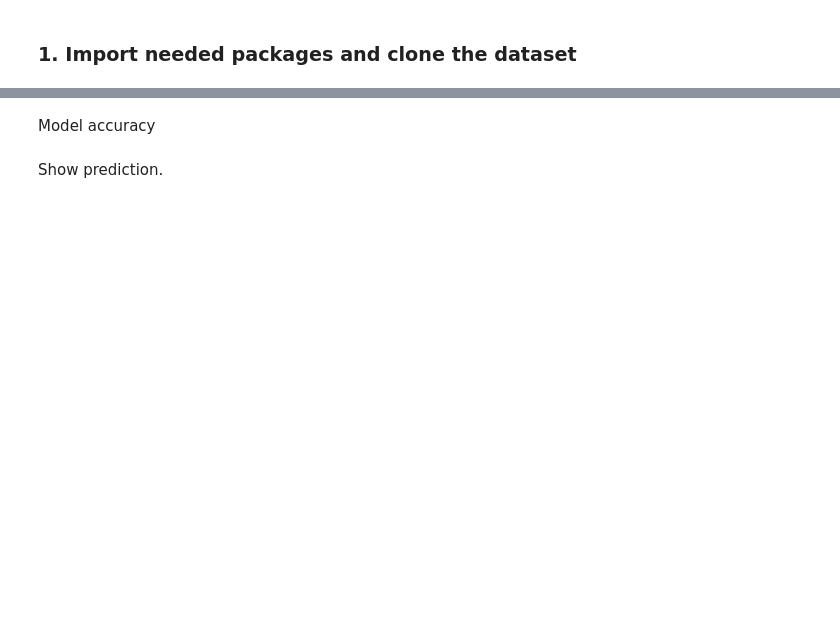
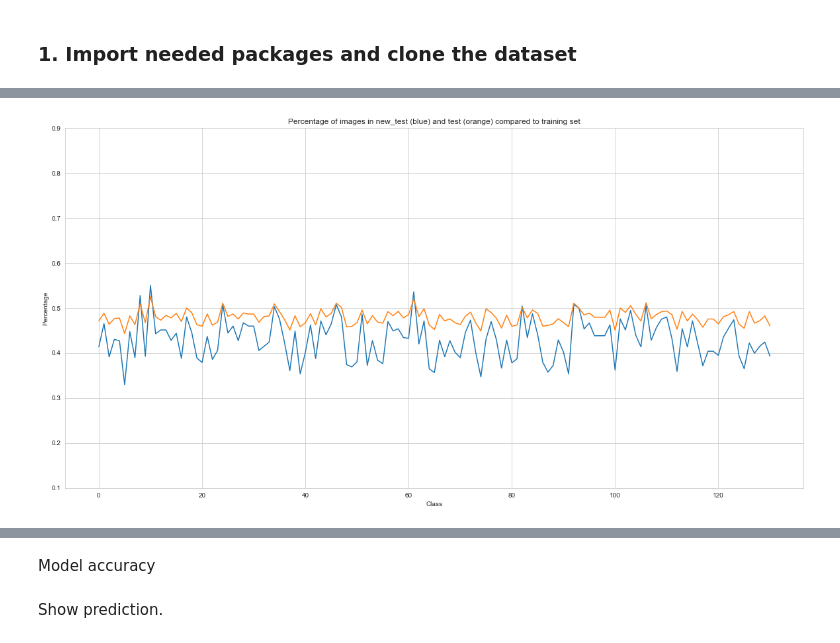
Before and after one commit to AdrianoGomes99/ImageClassification, a Jupyter notebook: CNN.ipynb, the cells around one changed output, grey strips where cells are left out. Saved outputs shown, nothing was run; the diff lists cells and outputs as text; code cells hidden in the pictures; blank space fills up the shorter version.

```diff
--- a/CNN.ipynb
+++ b/CNN.ipynb
@@ -59,0 +107,13 @@ KeyboardInterrupt:
+# %%
+relative_new_test = counts_new_test / counts_train
+relative_test = counts_test / counts_train
+plt.figure(figsize=(20, 10))
+plt.plot(relative_new_test)
+plt.plot(relative_test)
+plt.title('Percentage of images in new_test (blue) and test (orange) compared to training set')
+plt.xlabel("Class")
+plt.ylabel("Percentage")
+plt.ylim([0.1,0.9])
+plt.show()
+# %% [output]
+[figure, added]
```
Also changed, not shown: parts of 52 cells of this notebook.
